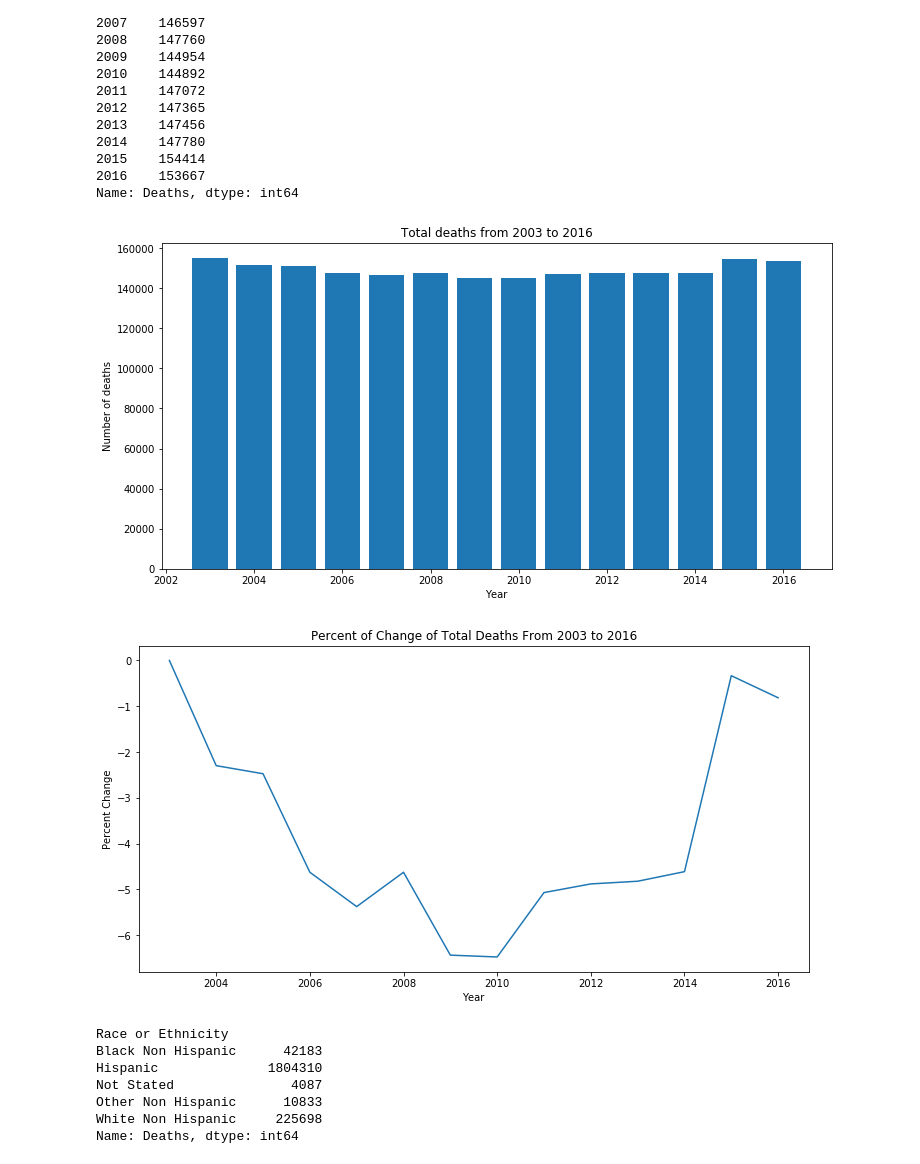
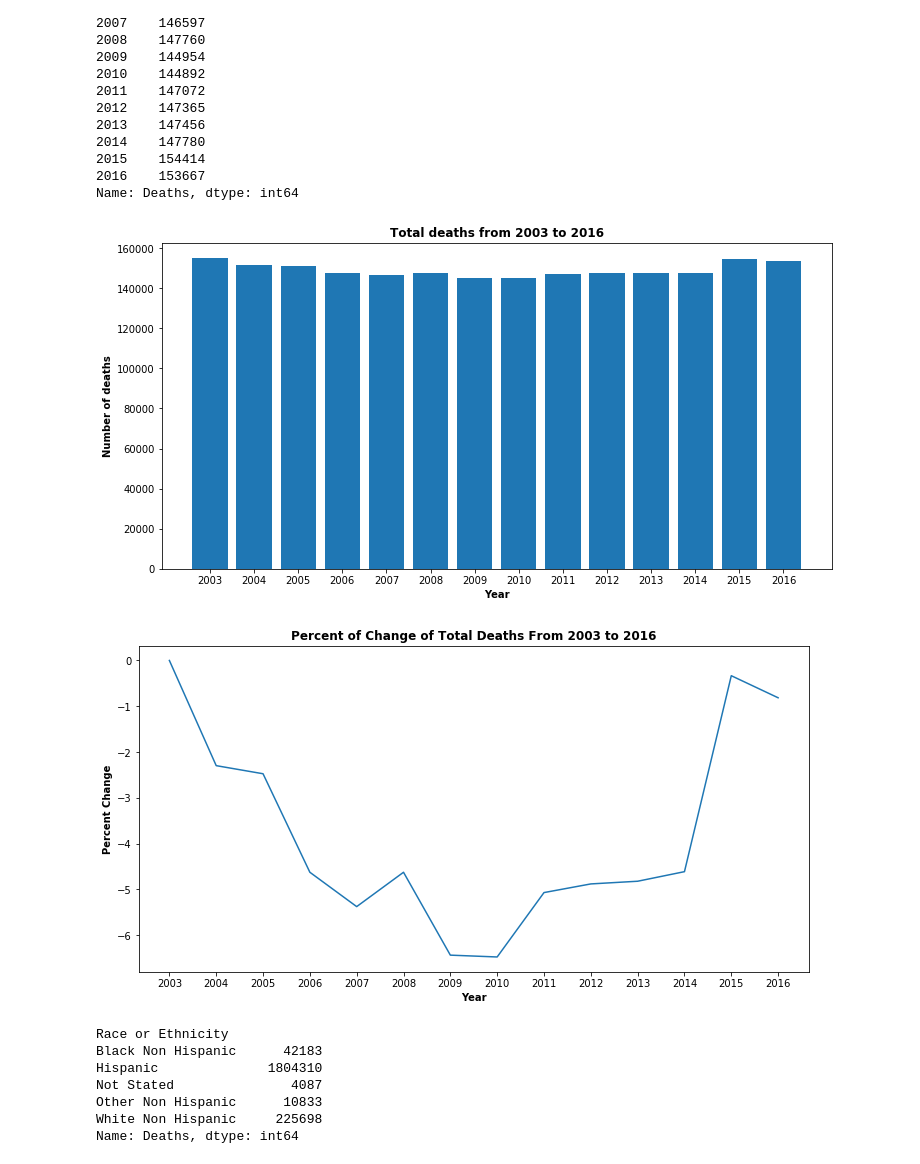
Before and after one commit to daniel-a-r/LAGCC-Data-Structures-Project, a Jupyter notebook: MAC 286 Project.ipynb, the cells around one changed output. Cells and saved outputs as stored; diff of their text form; code cells hidden in the pictures.

```diff
--- a/MAC 286 Project.ipynb
+++ b/MAC 286 Project.ipynb
@@ -125,28 +98,30 @@ plt.figure(figsize=(12, 6))
 
 # creates bar chart with the Year as the x-axis and the number of deaths as the y-axis
 plt.bar(years, year_deaths)
-plt.title("Total deaths from 2003 to 2016")
-plt.xlabel("Year")
-plt.ylabel("Number of deaths")
+plt.title("Total deaths from 2003 to 2016", fontweight='bold')
+plt.xticks(years)
+plt.xlabel("Year", fontweight='bold')
+plt.ylabel("Number of deaths", fontweight='bold')
 plt.show()
 # %% [output]
-[figure, old version]
+[figure, new version]
 # %%
 plt.figure(figsize=(12,6))
 
 year_deaths = year_deaths.to_list()
 year_deaths_percent_change = []
 
 for x in range(len(year_deaths)):
     year_deaths_percent_change.append((year_deaths[x] - year_deaths[0]) / year_deaths[0] * 100)
 
 plt.plot(years, year_deaths_percent_change)
-plt.title('Percent of Change of Total Deaths From 2003 to 2016')
-plt.xlabel('Year')
-plt.ylabel('Percent Change')
+plt.title('Percent of Change of Total Deaths From 2003 to 2016', fontweight='bold')
+plt.xticks(years)
+plt.xlabel('Year', fontweight='bold')
+plt.ylabel('Percent Change', fontweight='bold')
 plt.show()
 # %% [output]
-[figure, old version]
+[figure, new version]
 # %%
 #sums the number of deaths and groups them by race or ethnicity
 data.groupby('Race or Ethnicity')['Deaths'].sum()
```
Also changed, not shown: parts of 12 cells of this notebook.
